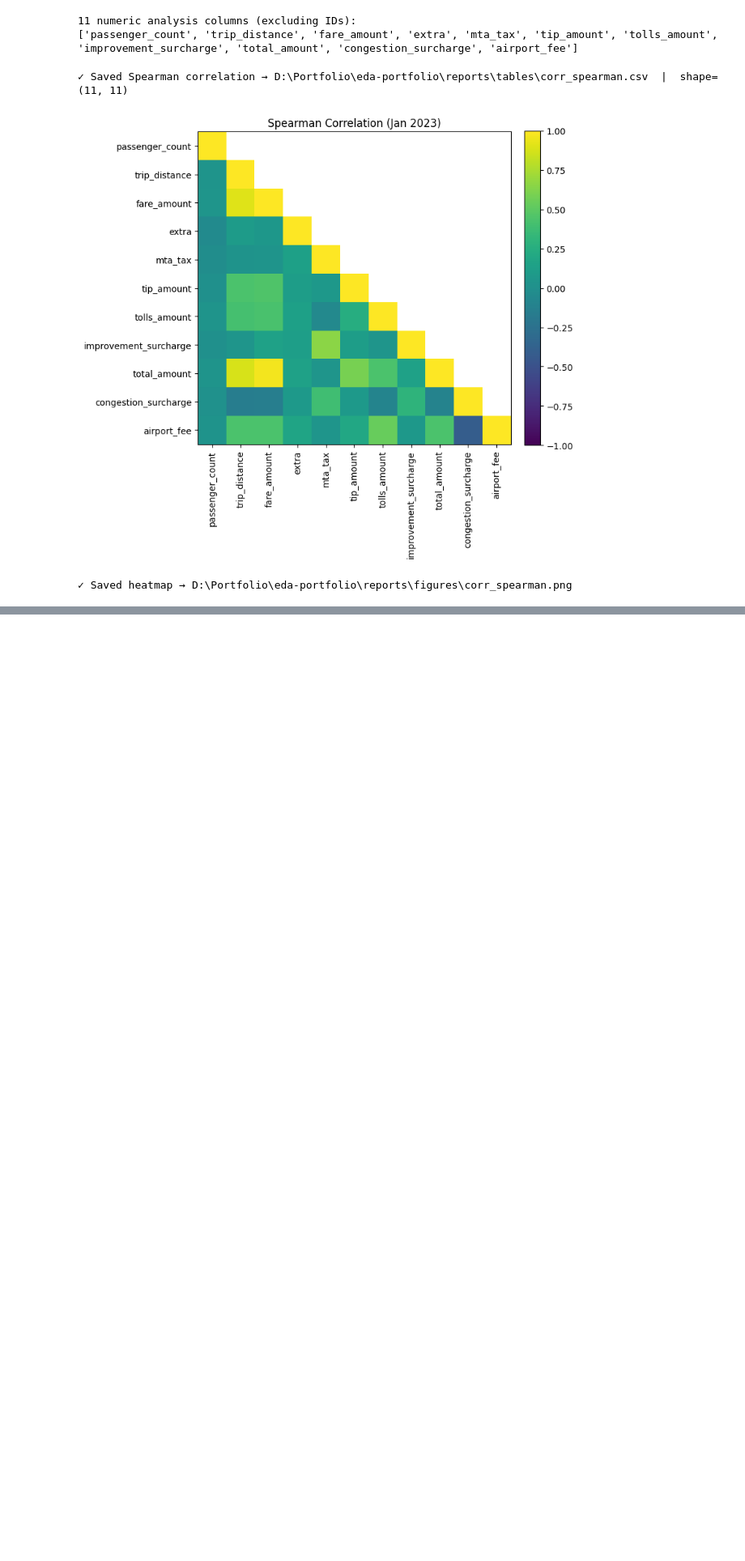
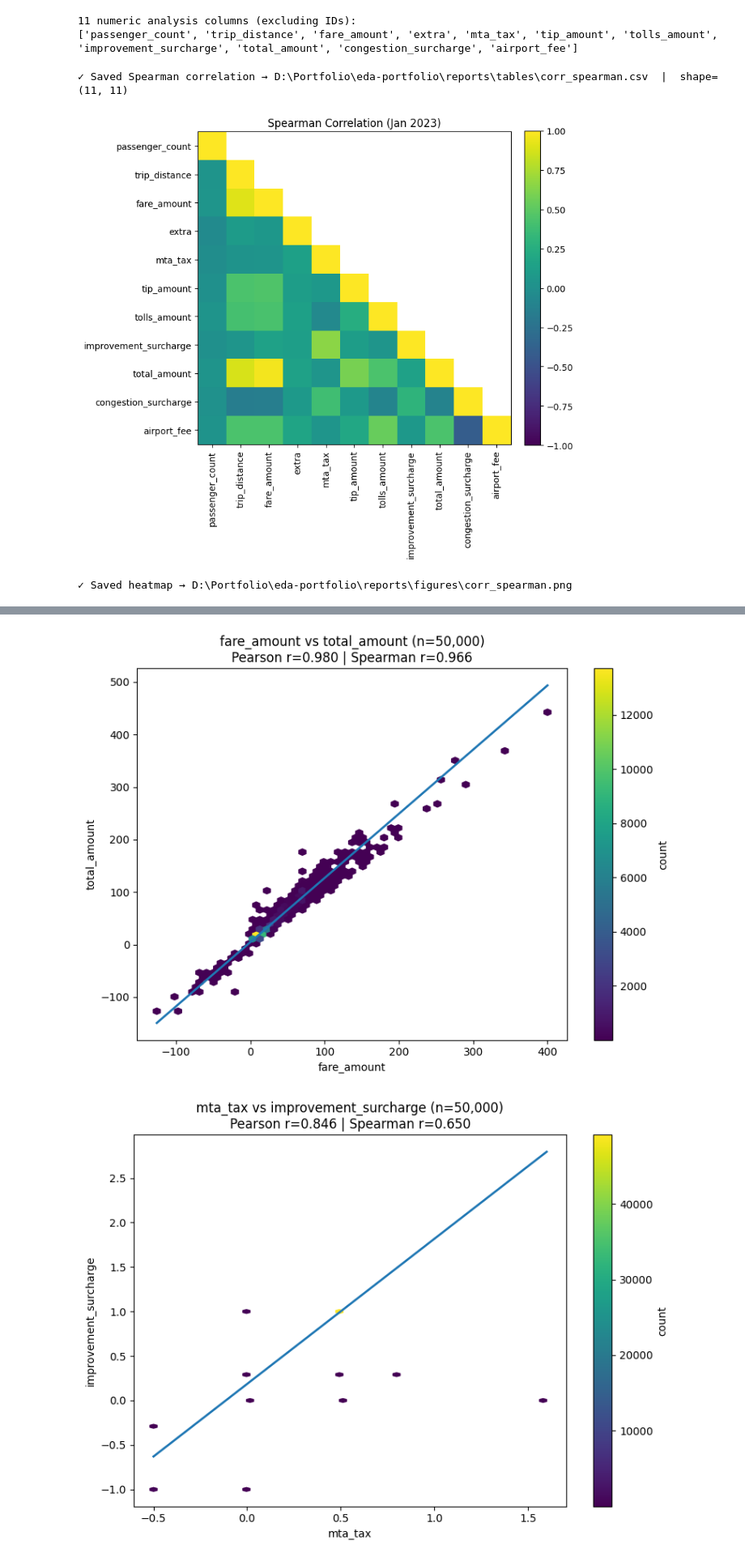
Before and after one commit to Jagnick0p/EDA, a Jupyter notebook: notebooks/02_univariate_bivariate.ipynb, the cells around one changed output, grey strips where cells are left out. Shown: that part at 81% size. Drawn from its saved outputs; the diff is of its cells as text; code cells hidden in the pictures; blank space fills up the shorter version.

Commit message:
correlation

```diff
--- a/notebooks/02_univariate_bivariate.ipynb
+++ b/notebooks/02_univariate_bivariate.ipynb
@@ -483,0 +550,65 @@ print(f"✓ Saved heatmap → {out_png}")
+# %%
+top_corr_path = Root_dir / "reports" / "tables" / "top_correlations.csv"
+topcorr = pd.read_csv(top_corr_path)
+
+# 1) pick up to 3 pairs with |Pearson| >= 0.7 and available in df
+cand = (topcorr
+        .query("abs_pearson >= 0.7")
+        .loc[:, ["var1","var2","pearson_r","spearman_r","abs_pearson","abs_spearman"]])
+
+# keep only pairs where both cols exist in df
+cand = cand[cand["var1"].isin(df.columns) & cand["var2"].isin(df.columns)]
+pairs = cand.head(3).to_dict("records")
+
+def sanitize(name: str) -> str:
+    return re.sub(r"[^A-Za-z0-9]+", "_", name).strip("_")
+
+saved = []
+for rec in pairs:
+    xcol, ycol = rec["var1"], rec["var2"]
+    r_p, r_s = rec["pearson_r"], rec["spearman_r"]
+
+    # 2) subset & safe sample (up to 50k rows with both non-missing)
+    sub = df[[xcol, ycol]].dropna()
+    if len(sub) == 0:
+        continue
+    n_sample = min(50_000, len(sub))
+    sub = sub.sample(n_sample, random_state=42) if len(sub) > n_sample else sub
+
+    # 3) choose plot type: hexbin if large sample, else scatter
+    use_hex = len(sub) > 20_000
+
+    plt.figure(figsize=(8, 6))
+    if use_hex:
+        hb = plt.hexbin(sub[xcol], sub[ycol], gridsize=55, mincnt=1)
+        cb = plt.colorbar(hb)
+        cb.set_label("count")
+    else:
+        plt.scatter(sub[xcol], sub[ycol], s=3, alpha=0.15)
+
+    # 4) simple OLS line
+    try:
+        m, b = np.polyfit(sub[xcol].astype(float), sub[ycol].astype(float), deg=1)
+        xs = np.linspace(sub[xcol].min(), sub[xcol].max(), 100)
+        ys = m * xs + b
+        plt.plot(xs, ys, linewidth=2)
+    except Exception:
+        pass  # if fit fails due to degenerate data, just skip the line
+
+    # 5) labels, title, save
+    plt.xlabel(xcol)
+    plt.ylabel(ycol)
+    plt.title(f"{xcol} vs {ycol} (n={len(sub):,})\nPearson r={r_p:.3f} | Spearman r={r_s:.3f}")
+
+    out_png = fig_dir / f"scatter_{sanitize(xcol)}_vs_{sanitize(ycol)}.png"
+    plt.tight_layout()
+    plt.savefig(out_png, dpi=140)
+    plt.show()
+    saved.append(str(out_png))
+
+print("✓ Saved figures:")
+for p in saved:
+    print("  -", p)
+# %% [output]
+[figure, added]
+[figure, added]
```
Also changed, not shown: parts of 3 cells of this notebook, 4 other files.
